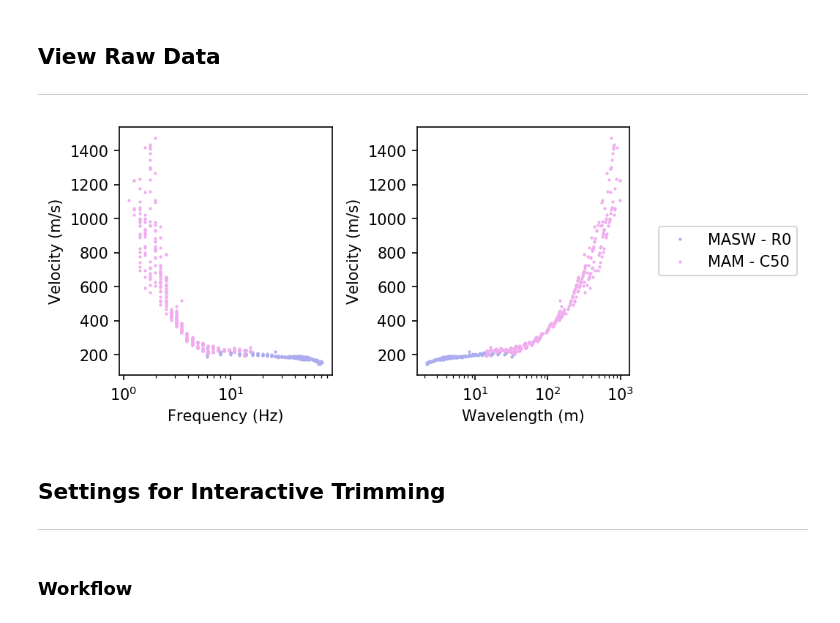
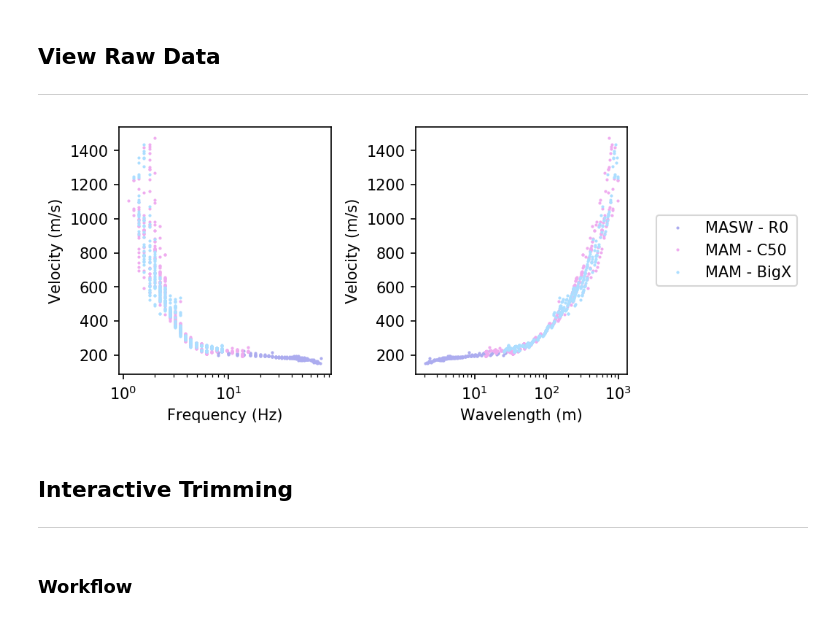
Before and after one commit to jpvantassel/swprocess, a Jupyter notebook: examples/stats/stats.ipynb, the cells around one changed output. Cells and saved outputs as stored; diff of their text form; code cells hidden in the pictures.

```diff
--- a/examples/stats/stats.ipynb
+++ b/examples/stats/stats.ipynb
@@ -76,13 +76,15 @@ import swprepost
 # %%
 # File(s) to import.
 # fnames_set = [
-#     ["../masw/peaks_masw.json"],
-#     ["../mam/mam_rayleigh_array2.json"]
+#     ["../masw/wghs_masw.json"],
+#     ["../mam/wghs_rayleigh_c50.json"],
+#     ["../mam/wghs_rayleigh_bigx.json"]
 #     ]
 
 fnames_set = [
-    ["processed_masw.json"],
-    ["processed_mam.json"]
+    ["wghs_processed_masw.json"],
+    ["wghs_processed_c50.json"],
+    ["wghs_processed_bigx.json"]
     ]
 # %% [markdown]
 ### Plot Settings
@@ -94,32 +96,43 @@ domains = [
 ]
 
 # Colors (in hexidecimal) one per `fnames_set` entry.
-colors = ["#acacef", "#efacef"]
+colors = ["#acacef", "#efacef", "#acdeff"]
 
 # Labels one per `fnames_set` entry.
-labels = ["MASW - R0", "MAM - C50"]
+labels = ["MASW - R0", "MAM - C50", "MAM - BigX"]
 # %% [markdown]
 ## View Raw Data
 ---
 # %%
 %matplotlib inline
 xtype = [x for x, _ in domains]
 ytype = [y for _, y in domains]
+
+if len(fnames_set) != len(colors) and len(fnames_set) != len(labels):
+    raise IndexError(f"fnames_set, colors, and labels must be the same length.")
 
 fig, axs = plt.subplots(ncols=len(xtype), figsize=(6,3), dpi=150, gridspec_kw=dict(wspace=0.4))
 suites = []
 for fnames, color, label in zip(fnames_set, colors, labels):
     peaksuite = swprocess.PeaksSuite.from_json(fnames=fnames)
     peaksuite.plot(xtype=xtype, ax=axs, ytype=ytype, plot_kwargs=dict(color=color, label=label))
     suites.append(peaksuite)
 
 axs[-1].legend(bbox_to_anchor = (1.1, 0.5), loc="center left")
 
 plt.show()
+
+master_suite = swprocess.PeaksSuite.from_peakssuite(suites)
+_colors, _labels = [], []
+for color, label, suite in zip(colors, labels, suites):
+    for _ in range(len(suite)):
+        _colors.append(color)
+        _labels.append(label)
+        label = None
 # %% [output]
-[figure, old version]
+[figure, new version]
 # %% [markdown]
-## Settings for Interactive Trimming
+## Interactive Trimming
 ---
 # %% [markdown]
 ### Workflow
```
Also changed, not shown: parts of 12 cells of this notebook, 11 other files.
